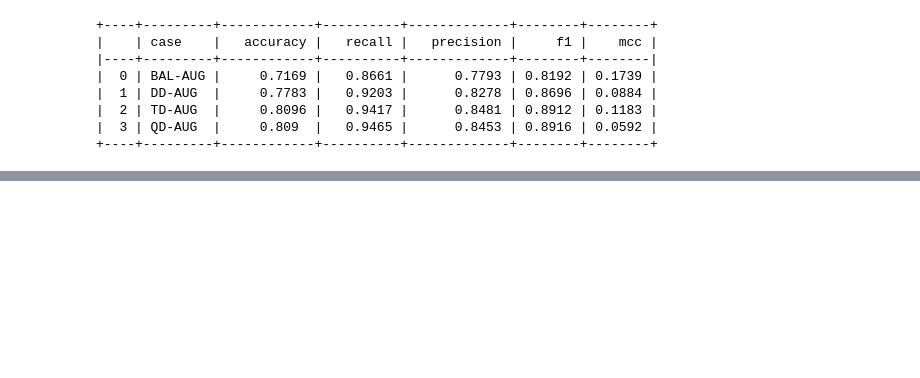
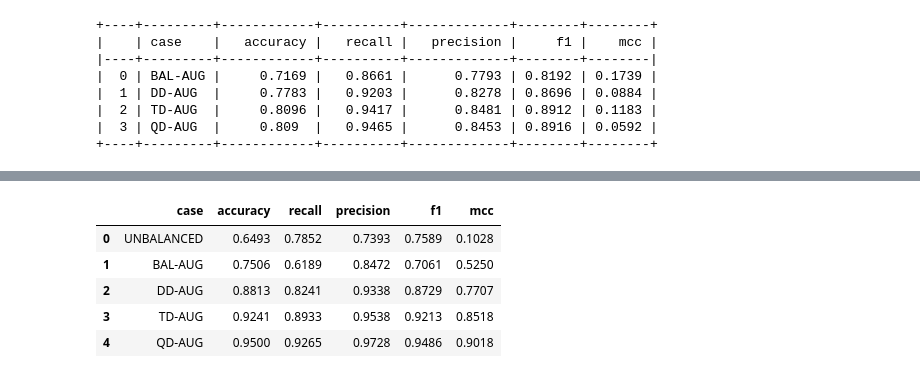
Before and after one commit to EmmanuelNiyi/Replication-of-Liver-Disease-Classification, a Jupyter notebook: replication-and-evaluation-of-tabular-data-augment.ipynb, the cells around one changed output, grey strips where cells are left out. Cells and saved outputs as stored; diff of their text form; code cells hidden in the pictures; blank space fills up the shorter version.

```diff
--- a/replication-and-evaluation-of-tabular-data-augment.ipynb
+++ b/replication-and-evaluation-of-tabular-data-augment.ipynb
@@ -455,0 +523,9 @@ print(tabulate(gan_results, headers="keys", tablefmt="psql"))
+# %%
+smote_results.head()
+# %% [output]
+|  | case | accuracy | recall | precision | f1 | mcc |
+| 0 | UNBALANCED | 0.6493 | 0.7852 | 0.7393 | 0.7589 | 0.1028 |
+| 1 | BAL-AUG | 0.7506 | 0.6189 | 0.8472 | 0.7061 | 0.5250 |
+| 2 | DD-AUG | 0.8813 | 0.8241 | 0.9338 | 0.8729 | 0.7707 |
+| 3 | TD-AUG | 0.9241 | 0.8933 | 0.9538 | 0.9213 | 0.8518 |
+| 4 | QD-AUG | 0.9500 | 0.9265 | 0.9728 | 0.9486 | 0.9018 |
```
Also changed, not shown: parts of 15 cells of this notebook.
